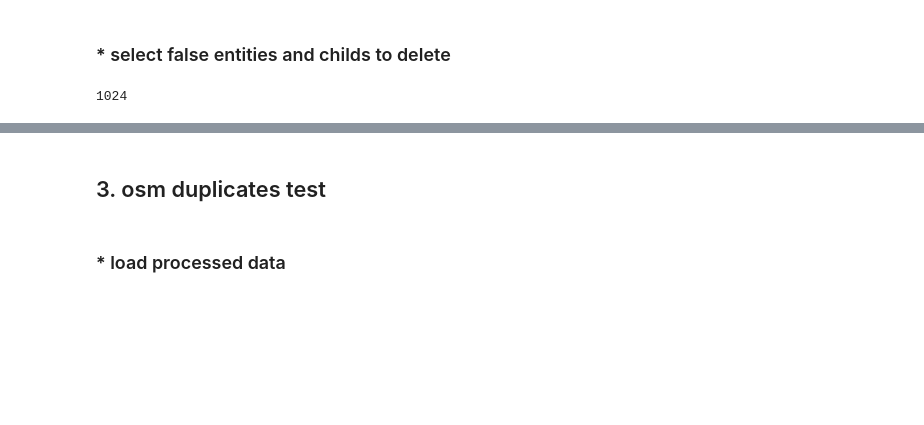
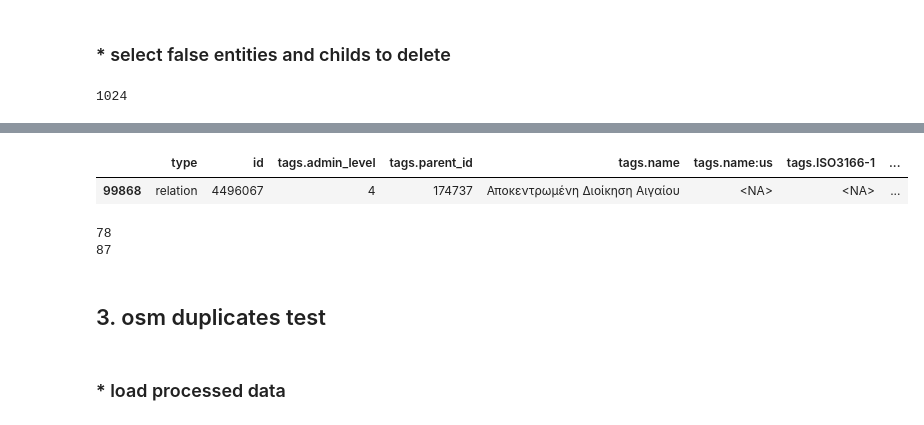
Before and after one commit to diego-vega-centeno/administrative-divisions-osm-scrape, a Jupyter notebook: notebooks/clean_and_test.ipynb, the cells around one changed output, grey strips where cells are left out. Drawn from its saved outputs; the diff is of its cells as text; code cells hidden in the pictures; blank space fills up the shorter version.

```diff
--- a/notebooks/clean_and_test.ipynb
+++ b/notebooks/clean_and_test.ipynb
@@ -458,0 +472,15 @@ Length: 118738, dtype: object
+# %%
+df_all[(df_all[['id','tags.parent_id','tags.country_id']] == ('4496067', '174737', '174737')).all(axis=1)]
+# %% [output]
+|  | type | id | tags.admin_level | tags.parent_id | tags.name | tags.name:us | tags.ISO3166-1 | ... |
+| 99868 | relation | 4496067 | 4 | 174737 | Αποκεντρωμένη Διοίκηση Αιγαίου | <NA> | <NA> | ... |
+# %%
+temp = [[ele[0],ele[2]] for ele in tuples_to_delete_lvl1]
+tuples_to_delete_childs = [ele for ele in all_id_tuples if [ele[1],ele[2]] in temp]
+print(len(tuples_to_delete_childs))
+
+tuples_to_delete = tuples_to_delete_childs + tuples_to_delete_lvl1
+print(len(tuples_to_delete))
+# %% [output]
+78
+87
```
Also changed, not shown: parts of 33 cells of this notebook, 1 other file.
